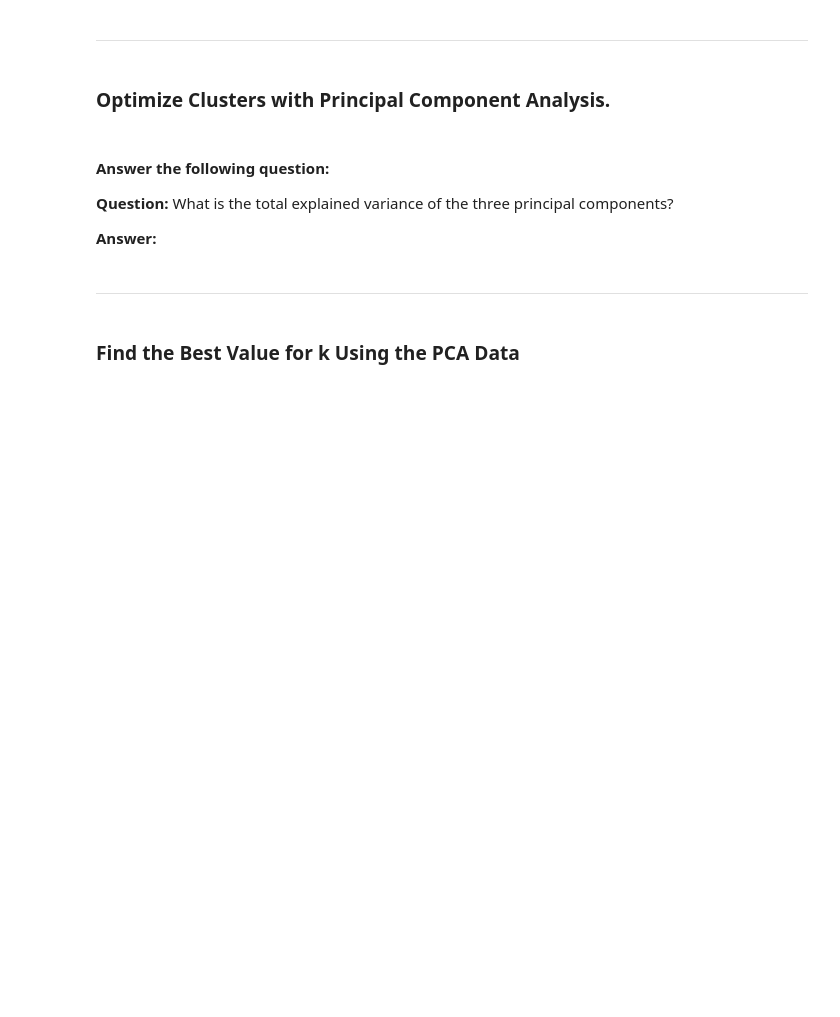
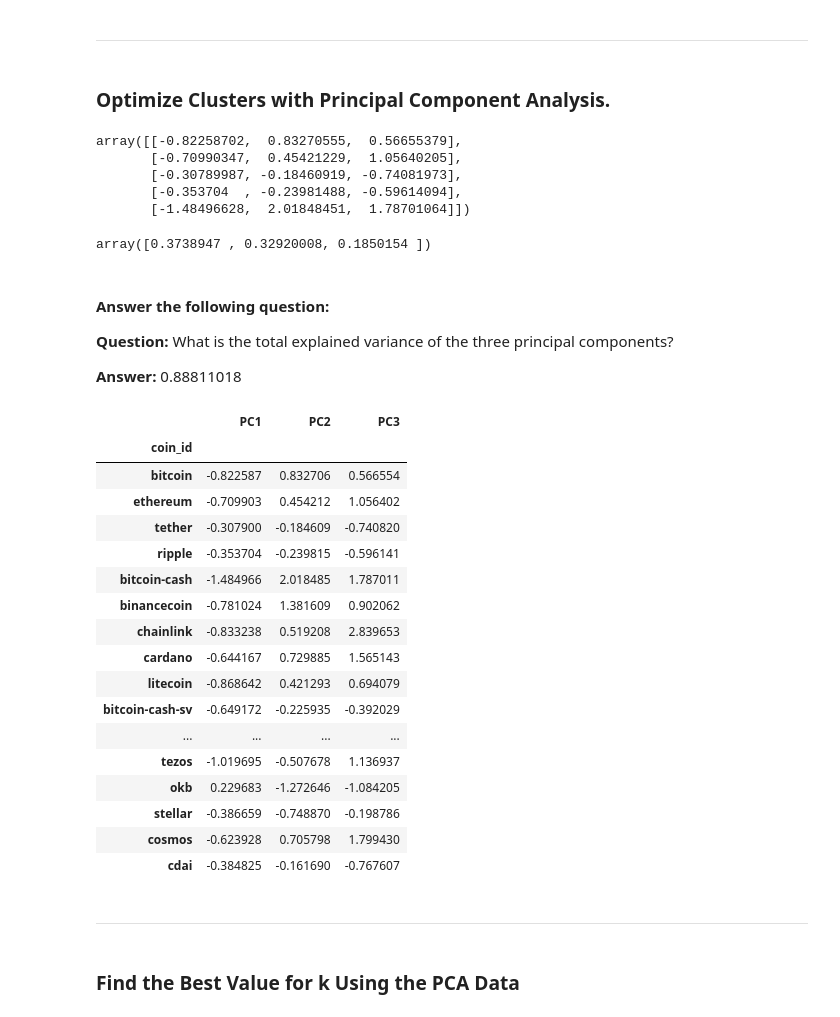
Before and after one commit to MDCummings86/CryptoClustering, a Jupyter notebook: Crypto_Clustering.ipynb, the cells around one changed output. Cells and saved outputs as stored; diff of their text form; code cells hidden in the pictures; blank space fills up the shorter version.

```diff
--- a/Crypto_Clustering.ipynb
+++ b/Crypto_Clustering.ipynb
@@ -200,32 +227,67 @@ PandasInterface expects tabular data, for more information on supported datatype
 ### Optimize Clusters with Principal Component Analysis.
 # %%
 # Create a PCA model instance and set `n_components=3`.
+pca = PCA(n_components=3)
 # %%
 # Use the PCA model with `fit_transform` to reduce to
 # three principal components.
+scaled_pca_data = pca.fit_transform(df_market_data_scaled_predictions)
 
 # View the first five rows of the DataFrame.
+scaled_pca_data[:5]
+# %% [output]
+array([[-0.82258702,  0.83270555,  0.56655379],
+       [-0.70990347,  0.45421229,  1.05640205],
+       [-0.30789987, -0.18460919, -0.74081973],
+       [-0.353704  , -0.23981488, -0.59614094],
+       [-1.48496628,  2.01848451,  1.78701064]])
 # %%
 # Retrieve the explained variance to determine how much information
 # can be attributed to each principal component.
+pca.explained_variance_ratio_
+# %% [output]
+array([0.3738947 , 0.32920008, 0.1850154 ])
 # %% [markdown]
 #### Answer the following question:
 
 **Question:** What is the total explained variance of the three principal components?
 
-**Answer:**
+**Answer:** 0.88811018
 # %%
 # Create a new DataFrame with the PCA data.
 
 # Creating a DataFrame with the PCA data
+df_scaled_pca = pd.DataFrame(scaled_pca_data, columns=["PC1", "PC2", "PC3"])
 
 # Copy the crypto names from the original data
+df_scaled_pca["coin_id"] = df_market_data.index
 
 
 # Set the coinid column as index
+df_scaled_pca = df_scaled_pca.set_index("coin_id")
 
 
 # Display sample data
+df_scaled_pca.head(20)
+# %% [output]
+|  | PC1 | PC2 | PC3 |
+| coin_id |  |  |  |
+| bitcoin | -0.822587 | 0.832706 | 0.566554 |
+| ethereum | -0.709903 | 0.454212 | 1.056402 |
+| tether | -0.307900 | -0.184609 | -0.740820 |
+| ripple | -0.353704 | -0.239815 | -0.596141 |
+| bitcoin-cash | -1.484966 | 2.018485 | 1.787011 |
+| binancecoin | -0.781024 | 1.381609 | 0.902062 |
+| chainlink | -0.833238 | 0.519208 | 2.839653 |
+| cardano | -0.644167 | 0.729885 | 1.565143 |
+| litecoin | -0.868642 | 0.421293 | 0.694079 |
+| bitcoin-cash-sv | -0.649172 | -0.225935 | -0.392029 |
+| ... | ... | ... | ... |
+| tezos | -1.019695 | -0.507678 | 1.136937 |
+| okb | 0.229683 | -1.272646 | -1.084205 |
+| stellar | -0.386659 | -0.748870 | -0.198786 |
+| cosmos | -0.623928 | 0.705798 | 1.799430 |
+| cdai | -0.384825 | -0.161690 | -0.767607 |
 # %% [markdown]
 ---
 # %% [markdown]
```
Also changed, not shown: parts of 13 cells of this notebook.
